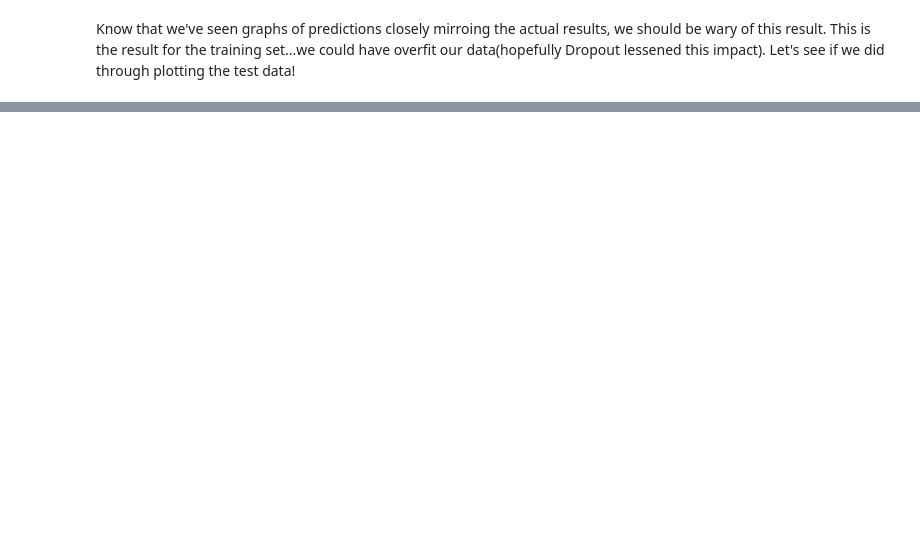
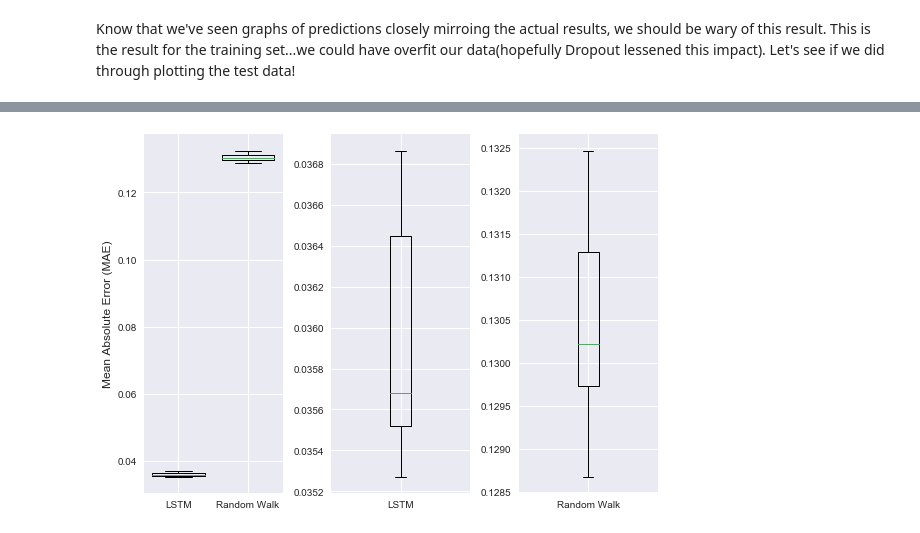
Before and after one commit to Viraj-Joshi/BitCoin-Price-Predictor, a Jupyter notebook: Bitcoin Price Predictor.ipynb, the cells around one changed output, grey strips where cells are left out. Drawn from its saved outputs; the diff is of its cells as text; code cells hidden in the pictures; blank space fills up the shorter version.

```diff
--- a/Bitcoin Price Predictor.ipynb
+++ b/Bitcoin Price Predictor.ipynb
@@ -476,0 +473,30 @@ Just as we did with the random walk, a full interval prediction can be modeled w
+# %%
+from keras.models import load_model
+bt_error_LSTM = []
+
+for seed in range(990,1000):
+    model = load_model('bt_model_randseed_%d.h5'%seed)
+    bt_error_LSTM.append(np.mean(abs(np.transpose(model.predict(test_input_neurons))-
+                (test_set['bt_Close'].values[10:]/test_set['bt_Close'].values[:-10]-1))))
+# %%
+bt_error_randomWalks = []
+bt_walk_mean = np.mean(bitcoin_info[bitcoin_info['Date']<split]['bt_day_norm_diff'])
+bt_walk_std = np.std(bitcoin_info[bitcoin_info['Date']<split]['bt_day_norm_diff'])
+for seed in range(990,1000):
+    np.random.seed(seed)
+    bt_error_randomWalks.append(np.mean(np.abs((np.random.normal(bt_walk_mean, bt_walk_std, len(test_set)-10)+1)-
+                                       (np.array(test_set['bt_Close'][10:])/np.array(test_set['bt_Close'][:-10])))))
+# %%
+#print(bt_error_LSTM)
+fig, (ax1,ax2,ax3) = plt.subplots(1,3)
+ax1.boxplot([bt_error_LSTM,bt_error_randomWalks],widths=0.75)
+ax2.boxplot([bt_error_LSTM])
+ax3.boxplot([bt_error_randomWalks])
+
+ax1.set_xticklabels(['LSTM', 'Random Walk'])
+ax2.set_xticklabels(['LSTM'])
+ax3.set_xticklabels(['Random Walk'])
+ax1.set_ylabel('Mean Absolute Error (MAE)',fontsize=12)
+plt.tight_layout()
+# %% [output]
+[figure, added]
```
Also changed, not shown: parts of 17 cells of this notebook, 10 other files.
